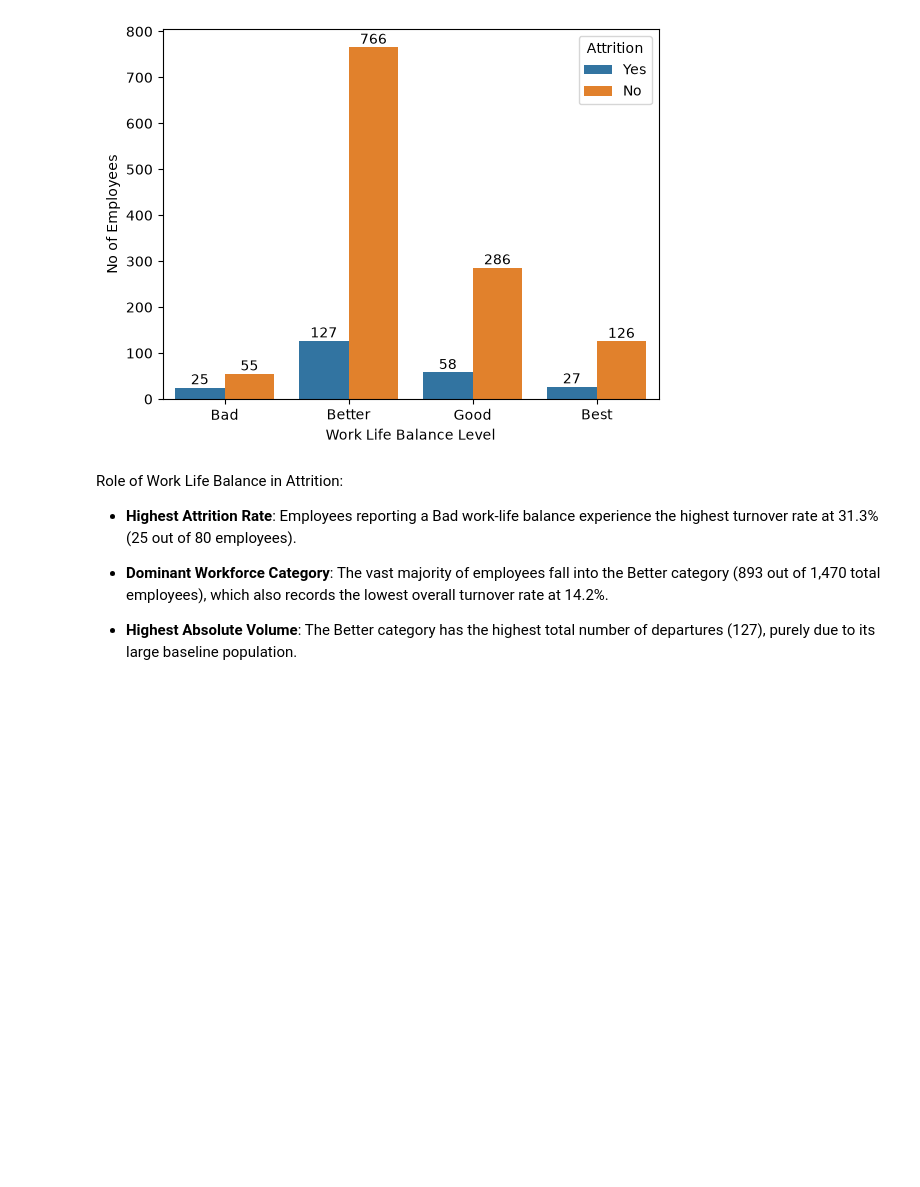
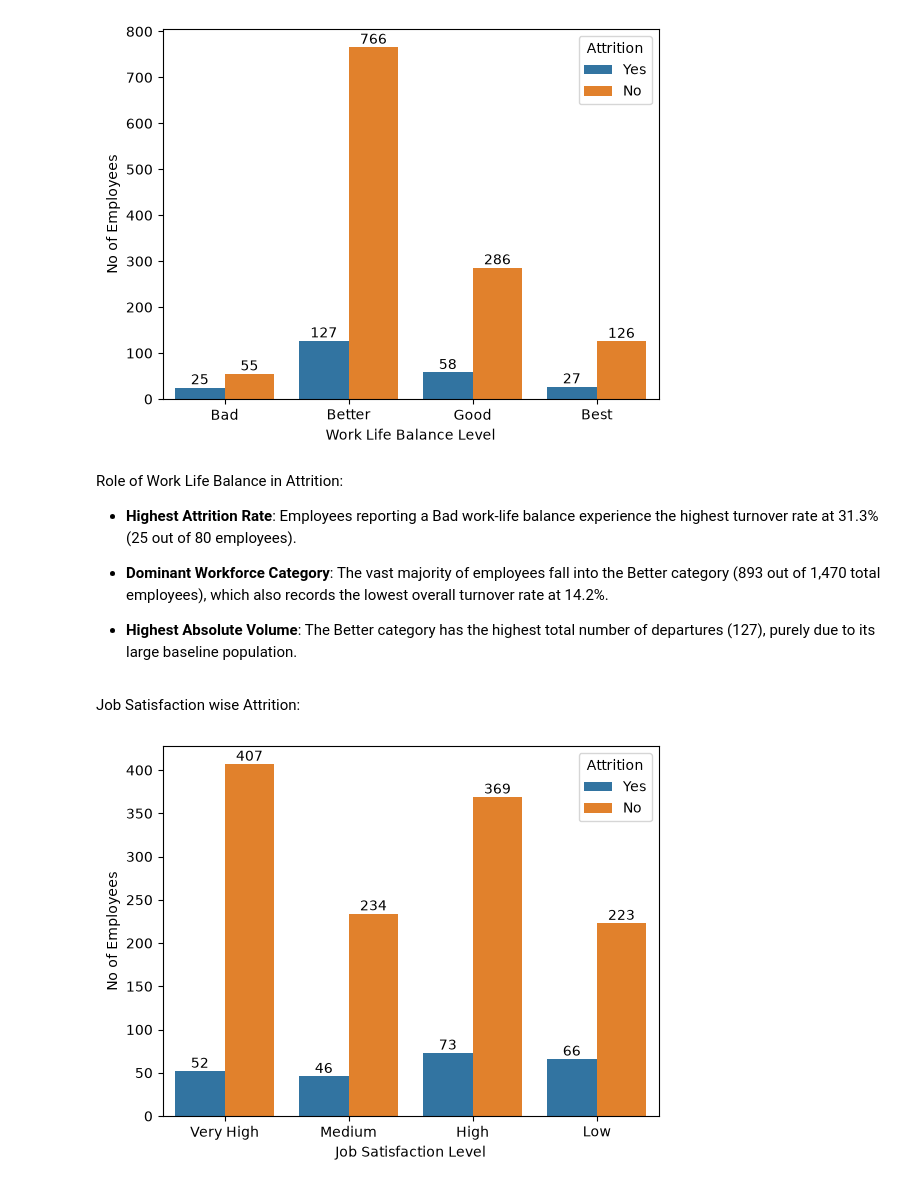
Before and after one commit to praveenkumar231205/ibm-hr-analytics-python, a Jupyter notebook: 01_eda_and_insights.ipynb, the cells around one changed output. Saved outputs shown, nothing was run; the diff lists cells and outputs as text; code cells hidden in the pictures; blank space fills up the shorter version.

Commit message:
Job Satisfaction level done

```diff
--- a/01_eda_and_insights.ipynb
+++ b/01_eda_and_insights.ipynb
@@ -394,3 +394,14 @@ Role of Work Life Balance in Attrition:
 * **Dominant Workforce Category**: The vast majority of employees fall into the Better category (893 out of 1,470 total employees), which also records the lowest overall turnover rate at 14.2%.
 
 * **Highest Absolute Volume**: The Better category has the highest total number of departures (127), purely due to its large baseline population.
+# %% [markdown]
+Job Satisfaction wise Attrition:
+# %%
+graph = sns.countplot(data= df, x= "JobSatisfaction_label", hue="Attrition")
+graph.bar_label(graph.containers[0])
+graph.bar_label(graph.containers[1])
+plt.xlabel("Job Satisfaction Level")
+plt.ylabel("No of Employees")
+plt.show()
+# %% [output]
+[figure, added]
```
Also changed, not shown: parts of 1 cell of this notebook.
